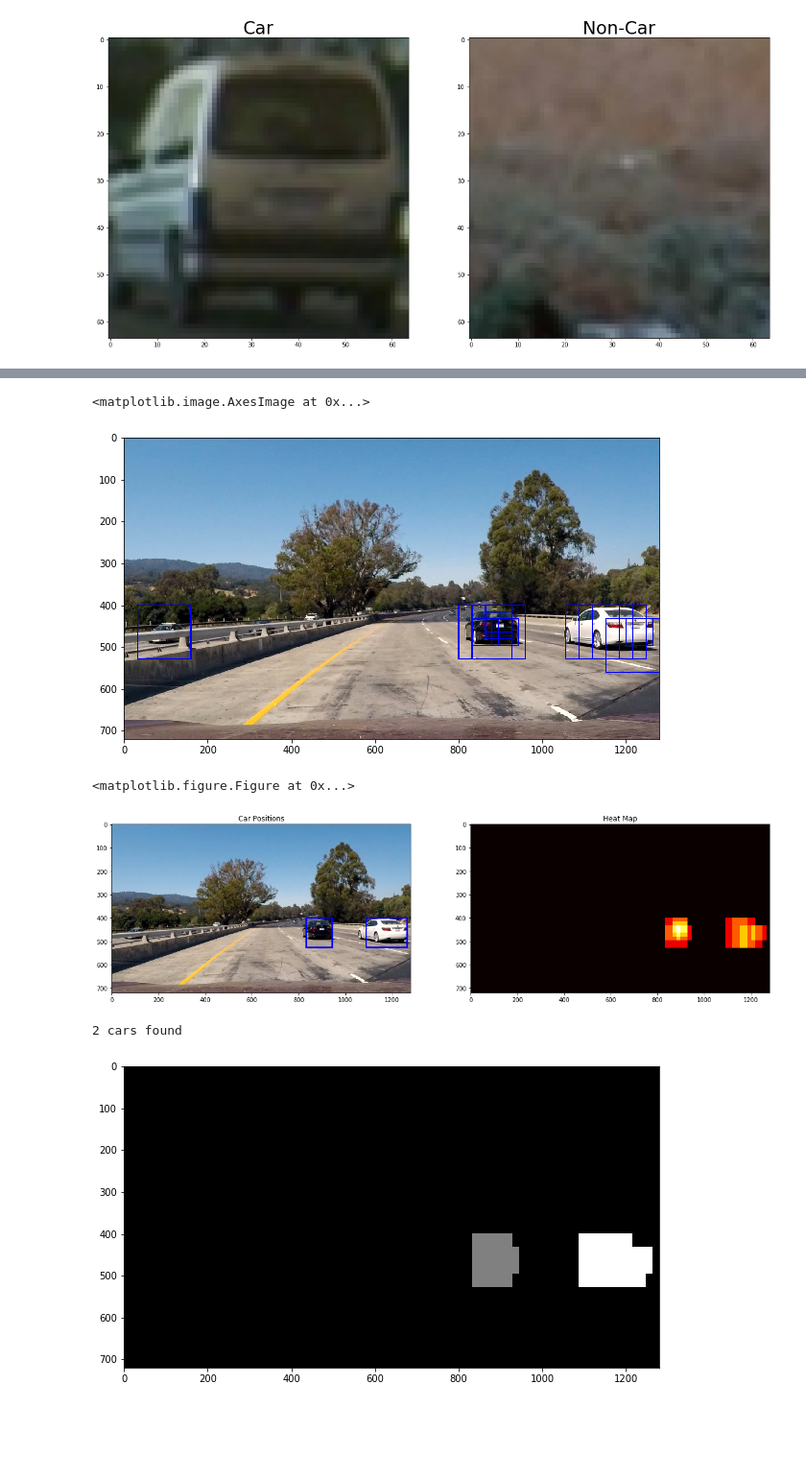
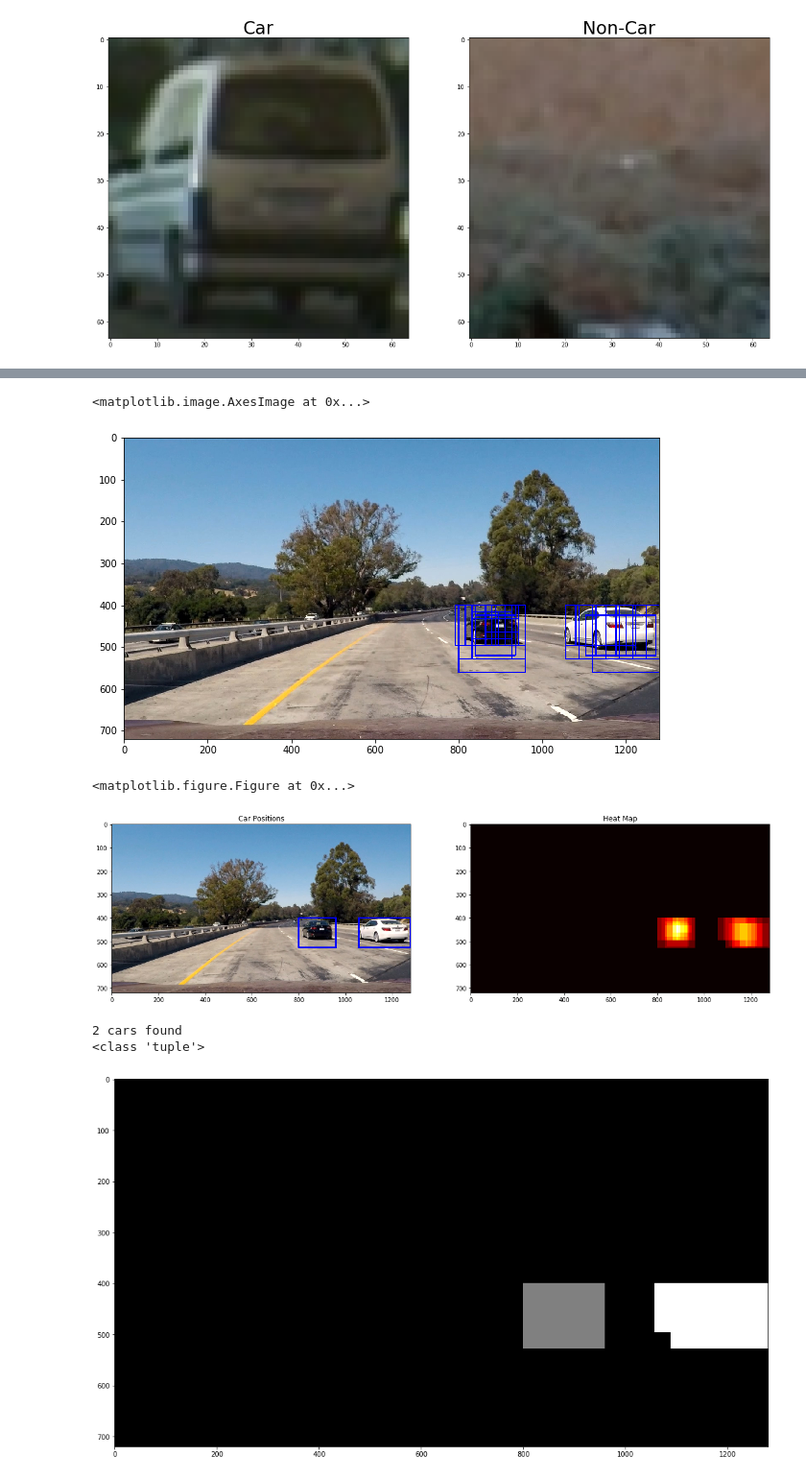
Before and after one commit to mi7flat5/Vehicle_Detection, a Jupyter notebook: Image_processing_classification.ipynb, the cells around one changed output, grey strips where cells are left out. Shown at 96% size. Drawn from its saved outputs; the diff is of its cells as text; code cells hidden in the pictures; blank space fills up the shorter version.

```diff
--- a/Image_processing_classification.ipynb
+++ b/Image_processing_classification.ipynb
@@ -194,21 +194,18 @@ plt.savefig('Hog_Features.jpg')
 # %%
 # Feature extraction parameters
 color_space = 'YCrCb' # Can be RGB, HSV, LUV, HLS, YUV, YCrCb
-orient = 9
+orient = 15
 pix_per_cell = 8
 cell_per_block = 2
 hog_channel = 'ALL' # Can be 0, 1, 2, or "ALL"
 
 
-
-
-
-spatial_size = (4, 4) # Spatial binning dimensions
-hist_bins = 16    # Number of histogram bins
+spatial_size = (32, 32) # Spatial binning dimensions
+hist_bins = 32    # Number of histogram bins
 spatial_feat = True # Spatial features on or off
 hist_feat = True # Histogram features on or off
 hog_feat = True # HOG features on or off
-y_start_stop = [400, 650] # Min and max in y to search in slide_window()
+y_start_stop = [380, 700] # Min and max in y to search in slide_window()
 
 
 t = time.time()
@@ -385,6 +382,7 @@ scales = [(1.0,400,500),(2.0,400,550),(2.5,400,650)]
 #scales = [(1.0,380,550),(1.5,400,550),(1.4,380,550),(1.8,380,600),(2.1,400,650),(2.6,420,680),(3.0,420,719)]
 scales = [(1.0,400,550),(2.0,400,650)]
 box_list = []
+scales = [(1.0,400,550),(1.5,400,600),(2.0,400,650),(2.5,400,680)]
 for scaler in scales:
     _, boxes = find_cars(test_img, scaler[1], scaler[2], scaler[0], svc, X_scaler, orient, pix_per_cell, cell_per_block, spatial_size, hist_bins)
     box_list += boxes
@@ -393,7 +391,7 @@ plt.figure(figsize=(10,10))
 plt.imshow(test_img_rects)
 # %% [output]
 <matplotlib.image.AxesImage at 0x...>
-[figure, old version]
+[figure, new version]
 # %%
 
 # Read in image similar to one shown above
@@ -445,7 +443,7 @@ labels = label(heatmap)
 draw_img = draw_labeled_bboxes(np.copy(image), labels)
 
 fig = plt.figure()
-plt.figure(figsize=(20,20))
+plt.figure(figsize=(20,10))
 plt.subplot(121)
 
 plt.imshow(draw_img)
@@ -455,19 +453,21 @@ plt.imshow(heatmap, cmap='hot')
 plt.title('Heat Map')
 
 fig.tight_layout()
-##plt.savefig('heatmap.jpg')
+plt.savefig('heatmap.jpg')
 # %% [output]
 <matplotlib.figure.Figure at 0x...>
-[figure, old version]
+[figure, new version]
 # %%
 labels = label(heatmap)
-plt.figure(figsize=(10,10))
+plt.figure(figsize=(20,10))
 plt.imshow(labels[0], cmap='gray')
 print(labels[1], 'cars found')
-##plt.savefig('boxFromHeatmap.jpg')
+plt.savefig('boxFromHeatmap.jpg')
+print(type(labels))
 # %% [output]
 2 cars found
+<class 'tuple'>
-[figure, old version]
+[figure, new version]
 # %%
 
 
```
Also changed, not shown: parts of 9 cells of this notebook, 10 other files.
